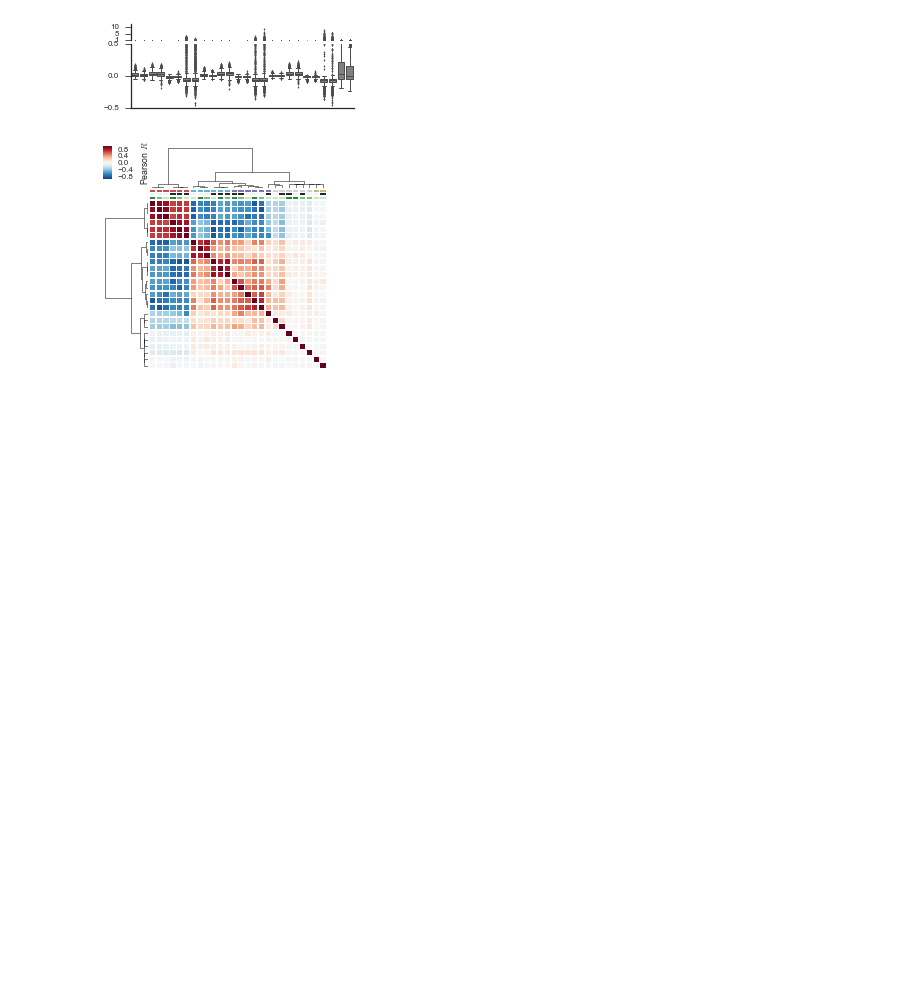
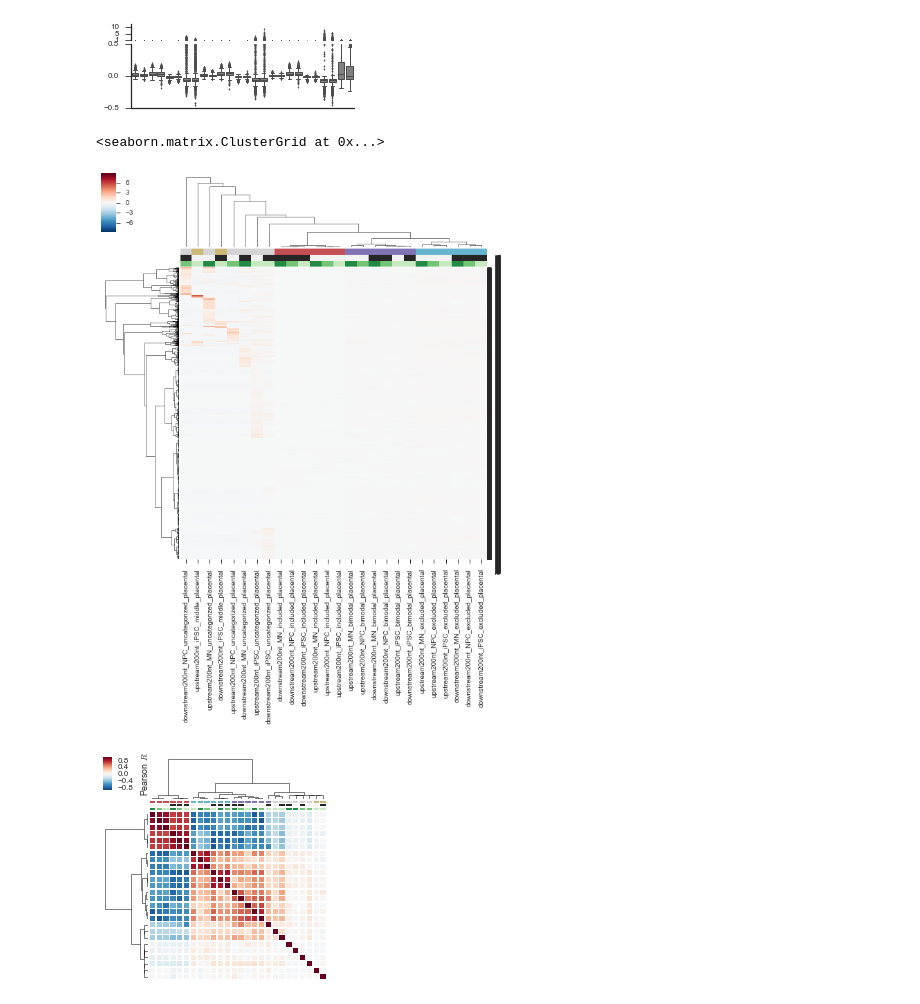
Before and after one commit to YeoLab/singlecell_pnm, a Jupyter notebook: 3._Figure_3/2.8_Figure_2,_part_8_-_kmer_zscore_clustering_cisbp.ipynb, the cells around one changed output. Drawn from its saved outputs; the diff is of its cells as text; code cells hidden in the pictures; blank space fills up the shorter version.

```diff
--- a/3._Figure_3/2.8_Figure_2,_part_8_-_kmer_zscore_clustering_cisbp.ipynb
+++ b/3._Figure_3/2.8_Figure_2,_part_8_-_kmer_zscore_clustering_cisbp.ipynb
@@ -192,7 +192,10 @@ modality_colors = columns.map(lambda x: MODALITY_TO_COLOR[x.split('_')[2]])
 direction_colors = columns.map(lambda x: direction_to_color[x.split('_')[0].rstrip('nt').rstrip('0123456789')])
 intron_colors = [modality_colors, direction_colors, phenotype_colors]
 # %%
-# sns.clustermap(study.supplemental.kmer_zscores)
+sns.clustermap(study.supplemental.kmer_zscores, method='ward', col_colors=intron_colors)
+# %% [output]
+<seaborn.matrix.ClusterGrid at 0x...>
+[figure, added]
 # %%
 kmer_corr = study.supplemental.kmer_zscores.corr()
 # %%
```
Also changed, not shown: 3 other files.
